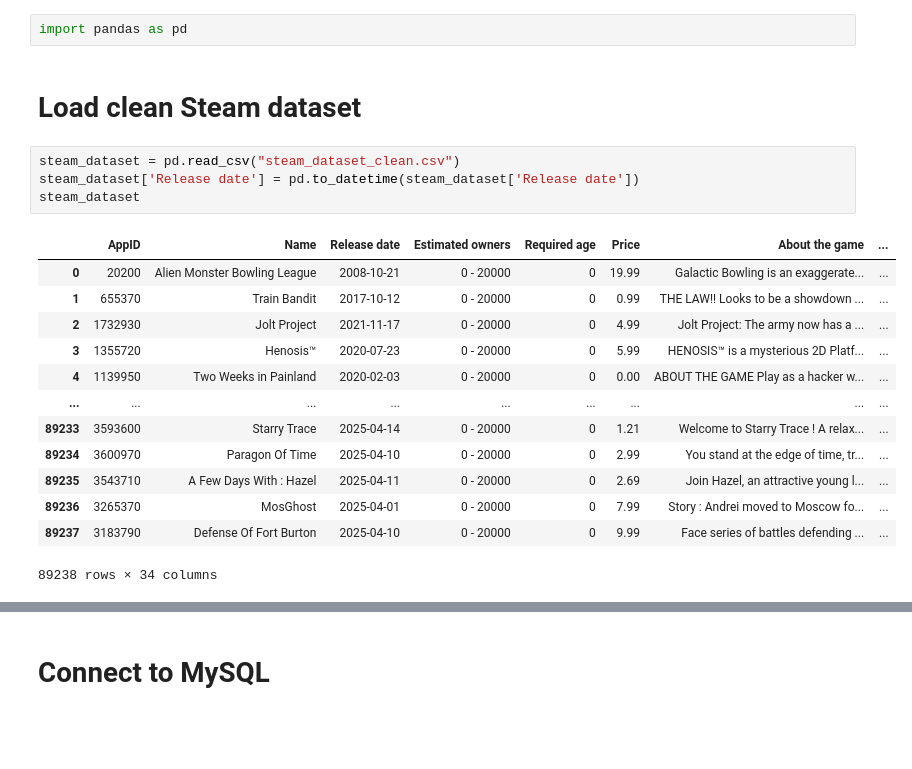
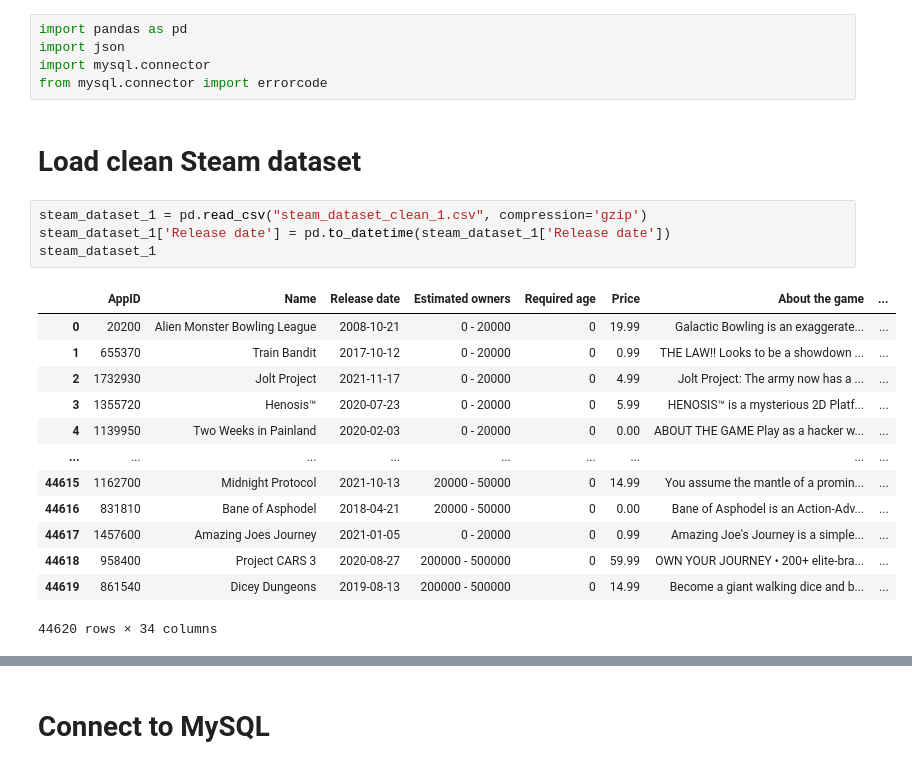
Before and after one commit to JasonCheung01/Steam-Dashboard, a Jupyter notebook: steam_dataset_to_sql.ipynb, the cells around one changed output, grey strips where cells are left out. Saved outputs shown, nothing was run; the diff lists cells and outputs as text; blank space fills up the shorter version.

```diff
--- a/steam_dataset_to_sql.ipynb
+++ b/steam_dataset_to_sql.ipynb
@@ -1,22 +1,25 @@
 # %%
 import pandas as pd
+import json
+import mysql.connector
+from mysql.connector import errorcode
 # %% [markdown]
 # Load clean Steam dataset
 # %%
-steam_dataset = pd.read_csv("steam_dataset_clean.csv")
-steam_dataset['Release date'] = pd.to_datetime(steam_dataset['Release date'])
-steam_dataset
+steam_dataset_1 = pd.read_csv("steam_dataset_clean_1.csv", compression='gzip')
+steam_dataset_1['Release date'] = pd.to_datetime(steam_dataset_1['Release date'])
+steam_dataset_1
 # %% [output]
 |  | AppID | Name | Release date | Estimated owners | Required age | Price | About the game | ... |
 | 0 | 20200 | Alien Monster Bowling League | 2008-10-21 | 0 - 20000 | 0 | 19.99 | Galactic Bowling is an exaggerate... | ... |
 | 1 | 655370 | Train Bandit | 2017-10-12 | 0 - 20000 | 0 | 0.99 | THE LAW!! Looks to be a showdown ... | ... |
 | 2 | 1732930 | Jolt Project | 2021-11-17 | 0 - 20000 | 0 | 4.99 | Jolt Project: The army now has a ... | ... |
 | 3 | 1355720 | Henosis™ | 2020-07-23 | 0 - 20000 | 0 | 5.99 | HENOSIS™ is a mysterious 2D Platf... | ... |
 | 4 | 1139950 | Two Weeks in Painland | 2020-02-03 | 0 - 20000 | 0 | 0.00 | ABOUT THE GAME Play as a hacker w... | ... |
 | ... | ... | ... | ... | ... | ... | ... | ... | ... |
-| 89233 | 3593600 | Starry Trace | 2025-04-14 | 0 - 20000 | 0 | 1.21 | Welcome to Starry Trace ! A relax... | ... |
-| 89234 | 3600970 | Paragon Of Time | 2025-04-10 | 0 - 20000 | 0 | 2.99 | You stand at the edge of time, tr... | ... |
-| 89235 | 3543710 | A Few Days With : Hazel | 2025-04-11 | 0 - 20000 | 0 | 2.69 | Join Hazel, an attractive young l... | ... |
-| 89236 | 3265370 | MosGhost | 2025-04-01 | 0 - 20000 | 0 | 7.99 | Story : Andrei moved to Moscow fo... | ... |
-| 89237 | 3183790 | Defense Of Fort Burton | 2025-04-10 | 0 - 20000 | 0 | 9.99 | Face series of battles defending ... | ... |
+| 44615 | 1162700 | Midnight Protocol | 2021-10-13 | 20000 - 50000 | 0 | 14.99 | You assume the mantle of a promin... | ... |
+| 44616 | 831810 | Bane of Asphodel | 2018-04-21 | 20000 - 50000 | 0 | 0.00 | Bane of Asphodel is an Action-Adv... | ... |
+| 44617 | 1457600 | Amazing Joes Journey | 2021-01-05 | 0 - 20000 | 0 | 0.99 | Amazing Joe's Journey is a simple... | ... |
+| 44618 | 958400 | Project CARS 3 | 2020-08-27 | 200000 - 500000 | 0 | 59.99 | OWN YOUR JOURNEY • 200+ elite-bra... | ... |
+| 44619 | 861540 | Dicey Dungeons | 2019-08-13 | 200000 - 500000 | 0 | 14.99 | Become a giant walking dice and b... | ... |
-89238 rows × 34 columns
+44620 rows × 34 columns
```
Also changed, not shown: parts of 17 cells of this notebook.
